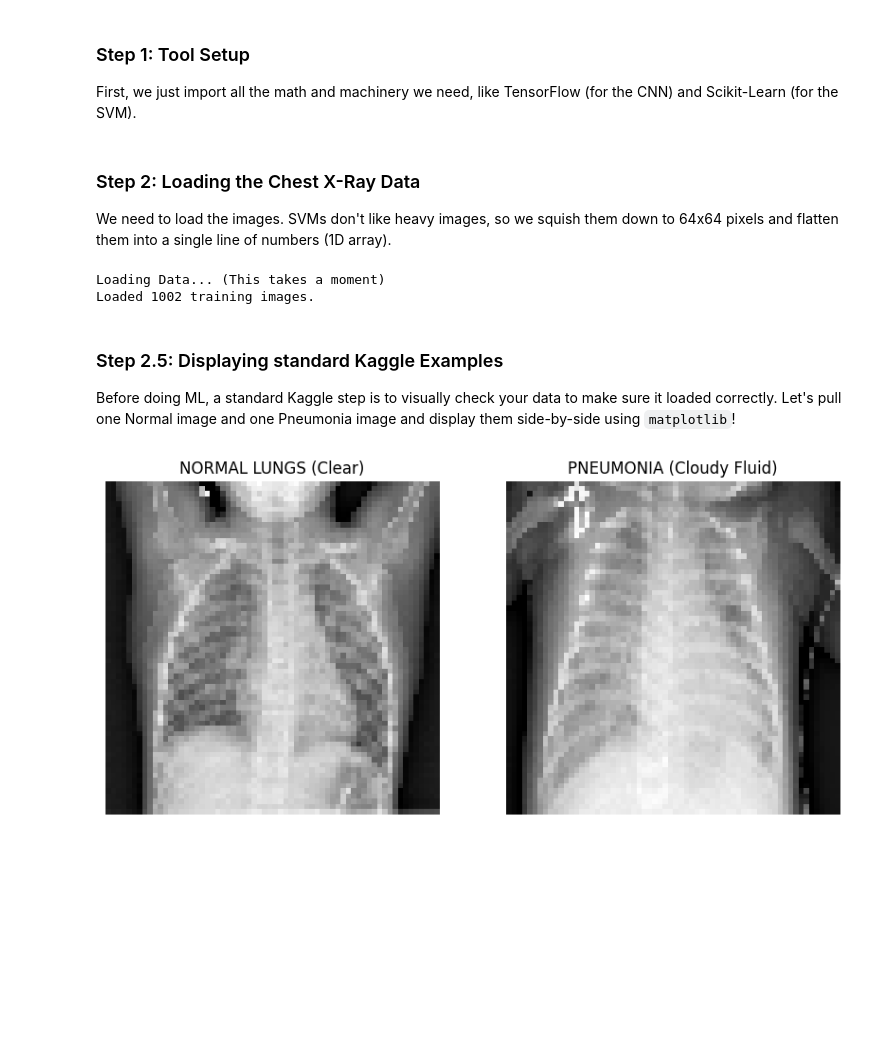
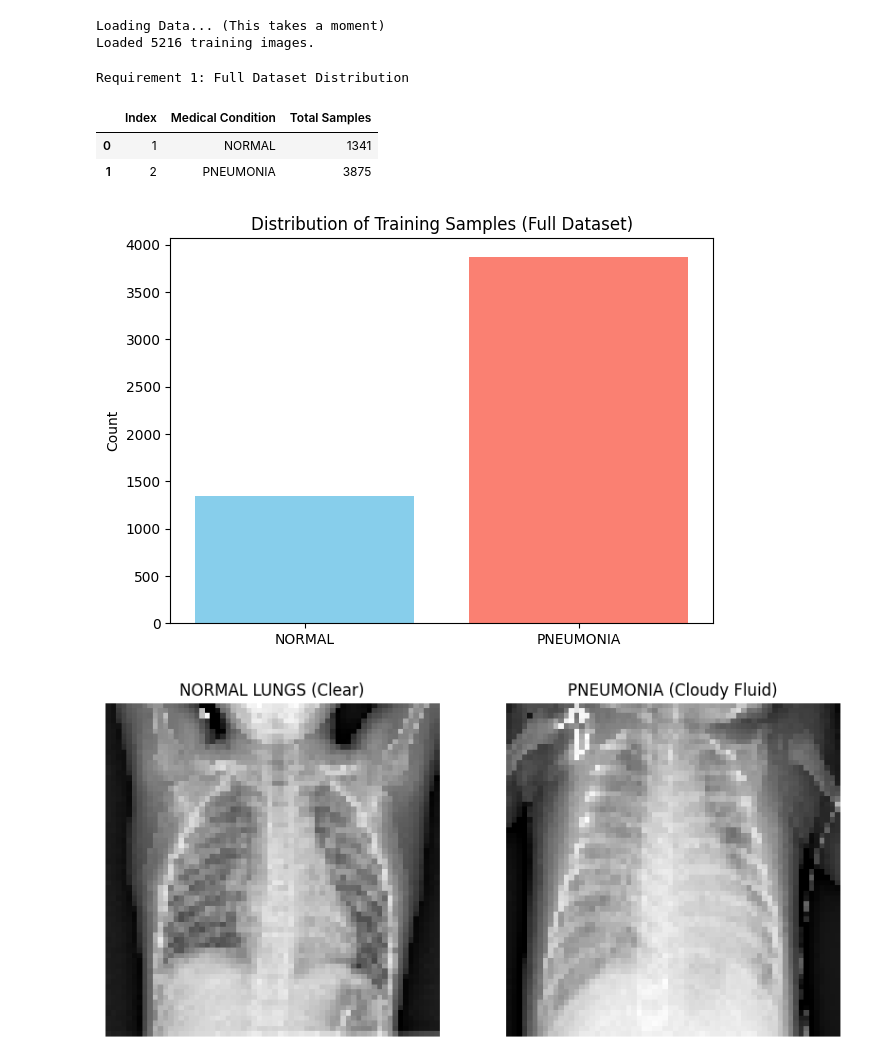
Before and after one commit to jay7-tech/EX2, a Jupyter notebook: Exercise_2.ipynb, the cells around one changed output. Drawn from its saved outputs; the diff is of its cells as text; code cells hidden in the pictures; blank space fills up the shorter version.

```diff
--- a/Exercise_2.ipynb
+++ b/Exercise_2.ipynb
@@ -17,6 +1,3 @@ Let's go step-by-step in these cells.
-# %% [markdown]
-### Step 1: Tool Setup
-First, we just import all the math and machinery we need, like TensorFlow (for the CNN) and Scikit-Learn (for the SVM).
 # %%
 import os
 import cv2
@@ -26,12 +7,9 @@ from sklearn.model_selection import train_test_split
 from sklearn.decomposition import PCA
 from sklearn.svm import SVC
 from sklearn.metrics import accuracy_score
-# %% [markdown]
-### Step 2: Loading the Chest X-Ray Data
-We need to load the images. SVMs don't like heavy images, so we squish them down to 64x64 pixels and flatten them into a single line of numbers (1D array).
 # %%
 # Pointing to the folder you downloaded
-DATA_PATH = r"c:/Users/JAYADEEP GOWDA K B/Desktop/EXE/EX2/chest_xray"
+DATA_PATH = r"C:\Users\JAYADEEP GOWDA K B\Desktop\EXE\EX2\chest_xray\chest_xray"
 TRAIN_DIR = os.path.join(DATA_PATH, "train")
 TEST_DIR = os.path.join(DATA_PATH, "test")
 
@@ -45,10 +23,10 @@ def load_data_for_svm(directory):
         folder_path = os.path.join(directory, cls)
         if not os.path.exists(folder_path): continue
 
-        # Load up to 500 images per class to keep your computer from crashing
+
         for i, img_file in enumerate(os.listdir(folder_path)):
             if img_file.startswith("."): continue
-            if i > 500: break # Limiter
+
 
             img_path = os.path.join(folder_path, img_file)
             img = cv2.imread(img_path, cv2.IMREAD_GRAYSCALE)
@@ -64,10 +42,33 @@ X_test, y_test = load_data_for_svm(TEST_DIR)
 print(f"Loaded {len(X_train)} training images.")
 # %% [output]
 Loading Data... (This takes a moment)
-Loaded 1002 training images.
+Loaded 5216 training images.
-# %% [markdown]
-### Step 2.5: Displaying standard Kaggle Examples
-Before doing ML, a standard Kaggle step is to visually check your data to make sure it loaded correctly. Let's pull one Normal image and one Pneumonia image and display them side-by-side using `matplotlib`!
+# %%
+import pandas as pd
+import matplotlib.pyplot as plt
+
+# 1. Create the Requirement 1 Table
+stats = pd.DataFrame({
+    'Index': [1, 2],
+    'Medical Condition': ['NORMAL', 'PNEUMONIA'],
+    'Total Samples': [np.sum(y_train == 0), np.sum(y_train == 1)]
+})
+
+print("\033[1mRequirement 1: Full Dataset Distribution\033[0m")
+display(stats)
+
+# 2. Requirement 1 Histogram
+plt.figure(figsize=(7, 5))
+plt.bar(stats['Medical Condition'], stats['Total Samples'], color=['skyblue', 'salmon'])
+plt.title("Distribution of Training Samples (Full Dataset)")
+plt.ylabel("Count")
+plt.show()
+# %% [output]
+Requirement 1: Full Dataset Distribution
+|  | Index | Medical Condition | Total Samples |
+| 0 | 1 | NORMAL | 1341 |
+| 1 | 2 | PNEUMONIA | 3875 |
+[figure, added]
 # %%
 import matplotlib.pyplot as plt
 
```
Also changed, not shown: parts of 11 cells of this notebook, 1 other file.
